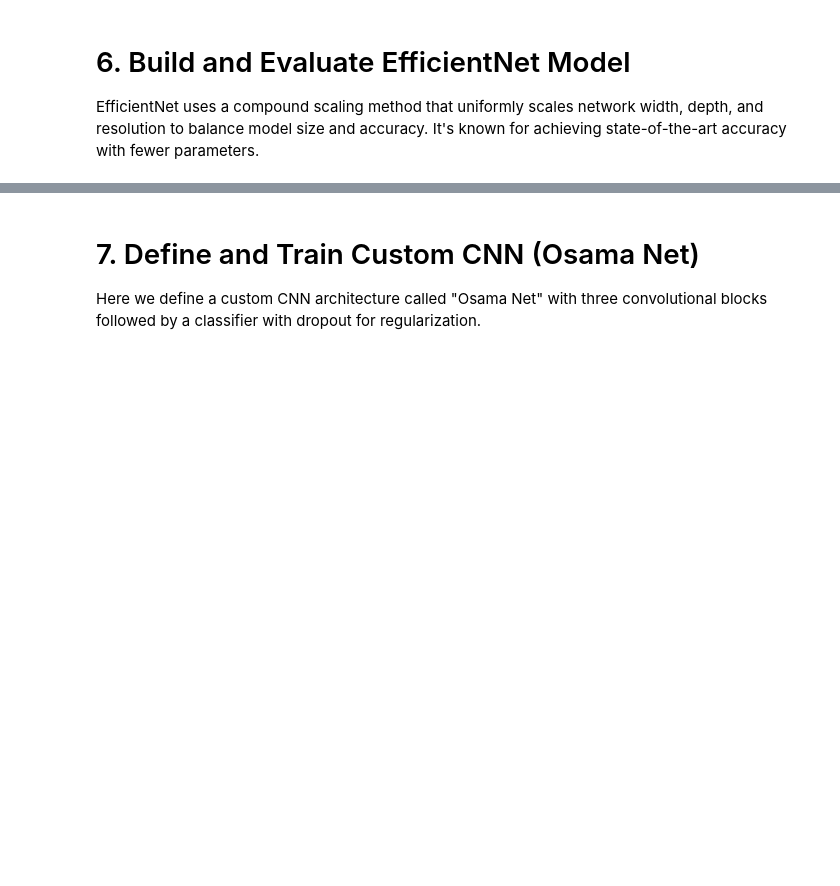
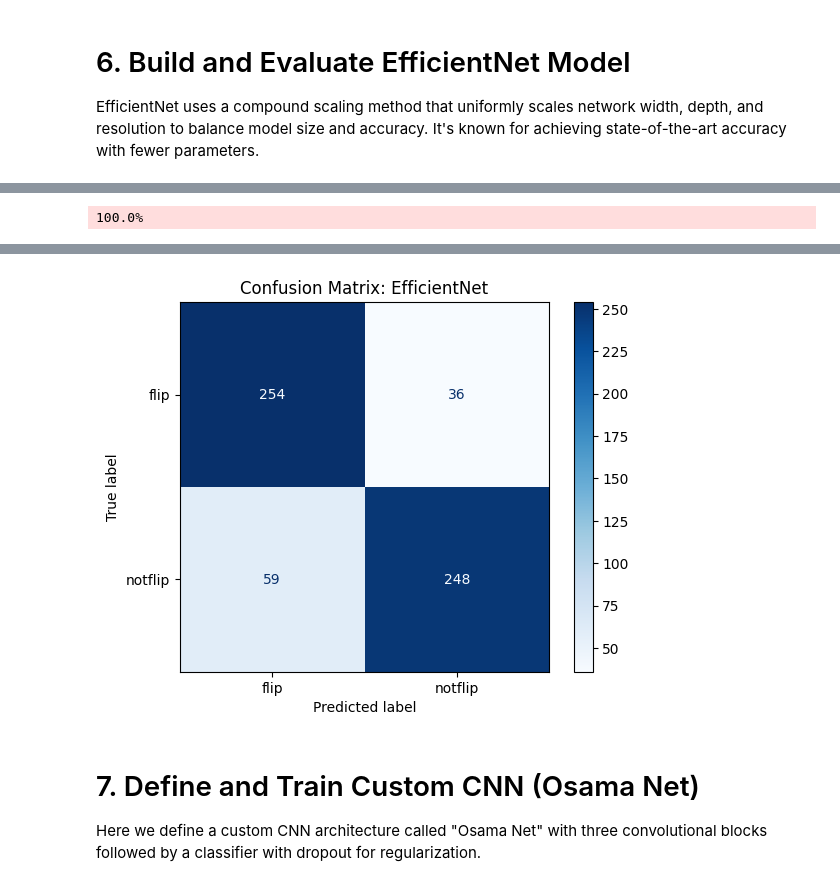
Before and after one commit to osamaizhar/Mon-Reader, a Jupyter notebook: model_testing.ipynb, the cells around one changed output, grey strips where cells are left out. Drawn from its saved outputs; the diff is of its cells as text; code cells hidden in the pictures; blank space fills up the shorter version.

```diff
--- a/model_testing.ipynb
+++ b/model_testing.ipynb
@@ -274,7 +284,7 @@ EfficientNet uses a compound scaling method that uniformly scales network width,
 to balance model size and accuracy. It's known for achieving state-of-the-art accuracy with fewer parameters.
 # %%
 def build_efficientnet(num_classes=1):
-    model = models.efficientnet_b0(weights='IMAGENET1K_V1')
+    model = models.efficientnet_b0(weights="IMAGENET1K_V1")
     for param in model.parameters():
         param.requires_grad = False
     model.classifier = nn.Sequential(
@@ -282,10 +292,20 @@ def build_efficientnet(num_classes=1):
         nn.Linear(model.classifier[1].in_features, 128),
         nn.ReLU(),
         nn.Linear(128, num_classes),
-        # No sigmoid - using BCEWithLogitsLoss
     )
     return model
 
+
 efficientnet_model = build_efficientnet()
-efficientnet_acc = train_model(efficientnet_model, aug_train_loader, test_loader, device, epochs=10)
-print(f"EfficientNet Test Accuracy: {efficientnet_acc:.4f}")
+efficientnet_model = train_or_load_model(
+    efficientnet_model,
+    "efficientnet_model",
+    aug_train_loader,
+    test_loader,
+    device,
+    epochs=10,
+)
+efficientnet_acc = evaluate_model(
+    efficientnet_model, test_loader, device, class_names, "EfficientNet"
+)
+# %% [output]
@@ -291,0 +313 @@ print(f"EfficientNet Test Accuracy: {efficientnet_acc:.4f}")
+100.0%
@@ -292,3 +331,4 @@ print(f"EfficientNet Test Accuracy: {efficientnet_acc:.4f}")
+[figure, added]
 # %% [markdown]
 # 7. Define and Train Custom CNN (Osama Net)
 
```
Also changed, not shown: parts of 5 cells of this notebook, 4 other files.
